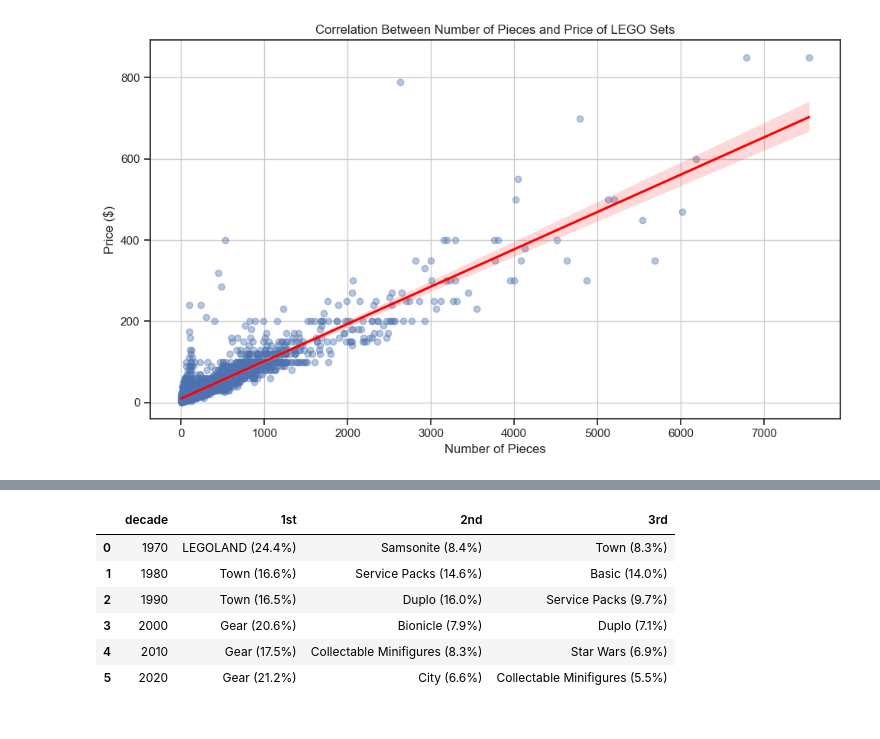
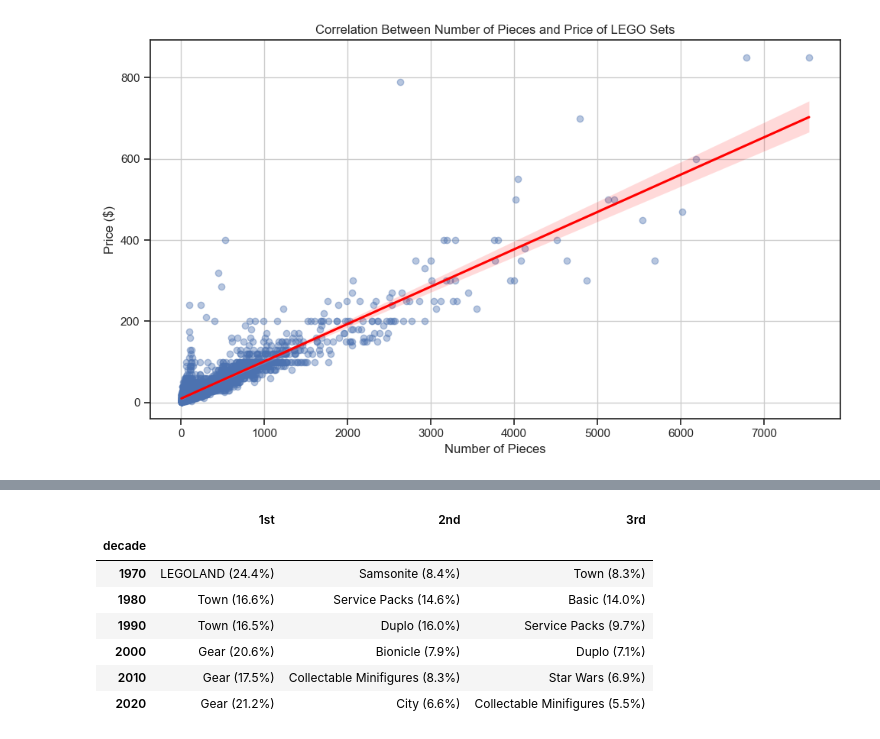
Before and after one commit to jamiefor3/Lego_Project, a Jupyter notebook: Lego_Analysis.ipynb, the cells around one changed output, grey strips where cells are left out. Cells and saved outputs as stored; diff of their text form; code cells hidden in the pictures.

```diff
--- a/Lego_Analysis.ipynb
+++ b/Lego_Analysis.ipynb
@@ -126,30 +138,30 @@ worst_value_set = df_full[df_full['price_per_piece'] == worst_value.values[0]]
 # %%
 total_sets_per_decade = df.groupby('decade').size().reset_index(name='total_sets')
 theme_counts = df.groupby(['decade', 'theme']).size().reset_index(name='set_count')
 
 theme_counts_sorted = theme_counts.sort_values(['decade', 'set_count'], ascending=[True, False])
 top_3_ranked = (
     theme_counts_sorted.groupby('decade')
     .head(3)
     .assign(rank=lambda df: df.groupby('decade').cumcount() + 1)
 )
 
 top_3_with_totals = top_3_ranked.merge(total_sets_per_decade, on='decade')
 
 top_3_with_totals['entry'] = top_3_with_totals.apply(
     lambda row: f"{row['theme']} ({(row['set_count'] / row['total_sets'] * 100):.1f}%)", axis=1
 )
 
 theme_table = top_3_with_totals.pivot(index='decade', columns='rank', values='entry')
 theme_table.columns = ['1st', '2nd', '3rd']
-theme_table = theme_table.reset_index()
 
 display(theme_table)
 # %% [output]
-|  | decade | 1st | 2nd | 3rd |
-| 0 | 1970 | LEGOLAND (24.4%) | Samsonite (8.4%) | Town (8.3%) |
-| 1 | 1980 | Town (16.6%) | Service Packs (14.6%) | Basic (14.0%) |
-| 2 | 1990 | Town (16.5%) | Duplo (16.0%) | Service Packs (9.7%) |
-| 3 | 2000 | Gear (20.6%) | Bionicle (7.9%) | Duplo (7.1%) |
-| 4 | 2010 | Gear (17.5%) | Collectable Minifigures (8.3%) | Star Wars (6.9%) |
-| 5 | 2020 | Gear (21.2%) | City (6.6%) | Collectable Minifigures (5.5%) |
+|  | 1st | 2nd | 3rd |
+| decade |  |  |  |
+| 1970 | LEGOLAND (24.4%) | Samsonite (8.4%) | Town (8.3%) |
+| 1980 | Town (16.6%) | Service Packs (14.6%) | Basic (14.0%) |
+| 1990 | Town (16.5%) | Duplo (16.0%) | Service Packs (9.7%) |
+| 2000 | Gear (20.6%) | Bionicle (7.9%) | Duplo (7.1%) |
+| 2010 | Gear (17.5%) | Collectable Minifigures (8.3%) | Star Wars (6.9%) |
+| 2020 | Gear (21.2%) | City (6.6%) | Collectable Minifigures (5.5%) |
```
Also changed, not shown: parts of 5 cells of this notebook, 1 other file.
